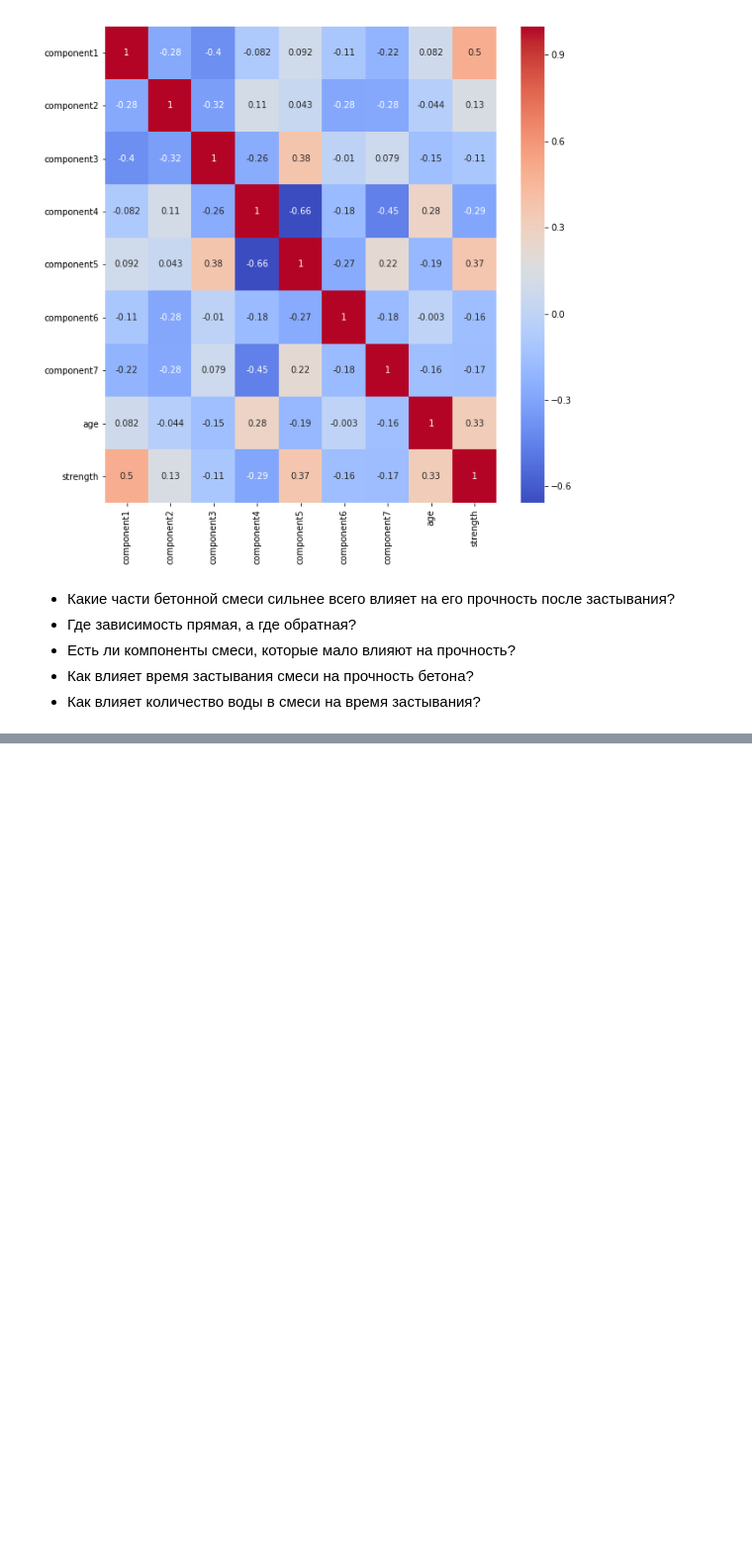
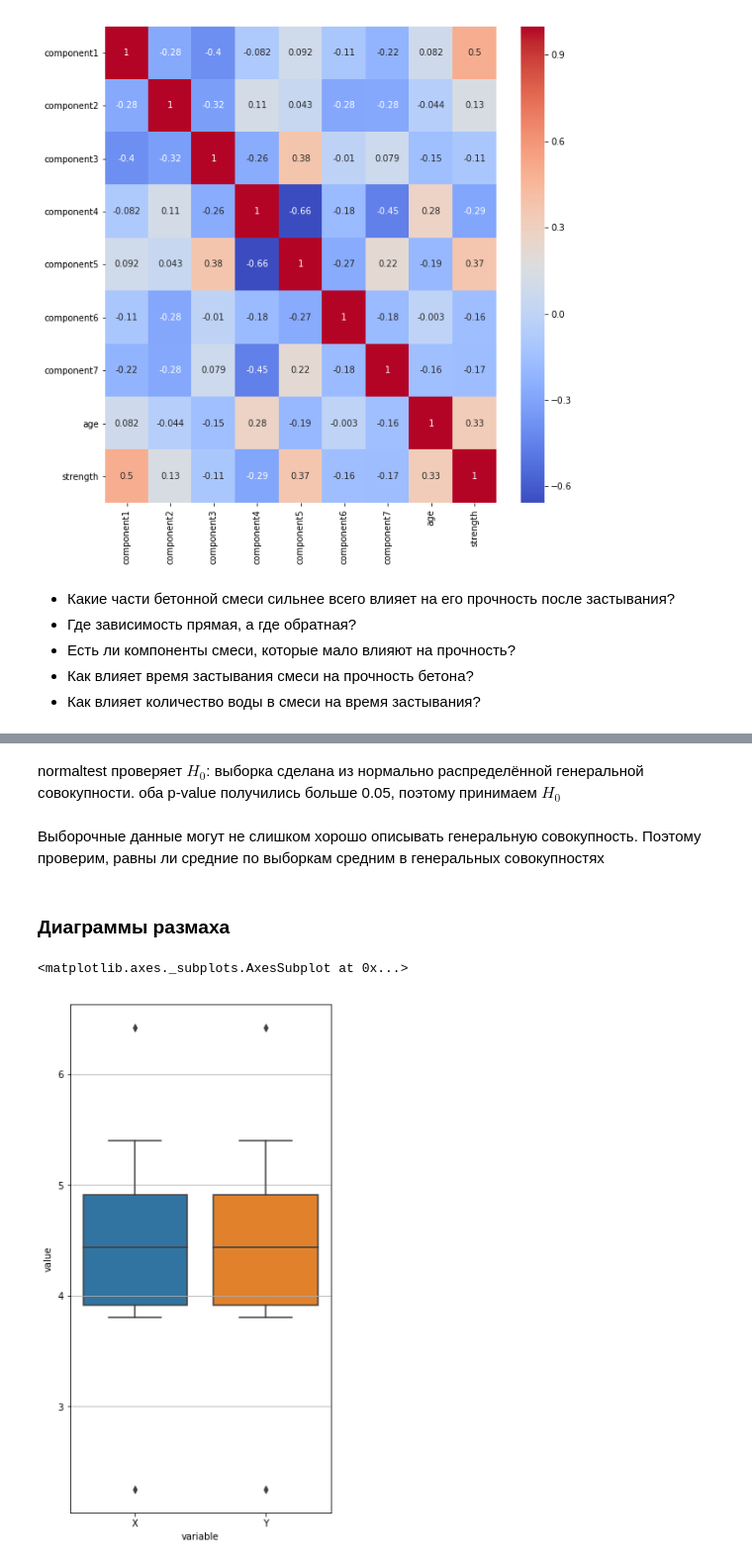
Before and after one commit to VetrovSV/AppMathST, a Jupyter notebook: examples/correlation/correlation.ipynb, the cells around one changed output, grey strips where cells are left out. Shown at 99% size. Cells and saved outputs as stored; diff of their text form; code cells hidden in the pictures; blank space fills up the shorter version.

```diff
--- a/examples/correlation/correlation.ipynb
+++ b/examples/correlation/correlation.ipynb
@@ -392,0 +405,7 @@ seaborn.heatmap( data2.corr(), cmap='coolwarm', annot = True )
+# %%
+# рассмотрим две зависимые выборки
+X = [4.61, 6.42, 5.40, 4.54, 3.98, 3.82, 5.01, 4.34, 3.80, 4.56, 5.35, 3.89, 2.25, 4.24]
+Y = [3.84, 5.57, 5.85, 4.80, 3.68, 2.96, 4.41, 3.72, 3.49, 3.84, 5.26, 3.73, 1.84, 4.14]
+
+# видно, что значения попарно различаются
+# но насколько статистически значимо это различие?
@@ -392,0 +423,3 @@ seaborn.heatmap( data2.corr(), cmap='coolwarm', annot = True )
+# %% [markdown]
+normaltest проверяет $H_0$: выборка сделана из нормально распределённой генеральной совокупности.
+оба p-value получились больше 0.05, поэтому принимаем $H_0$
@@ -392,0 +429,3 @@ seaborn.heatmap( data2.corr(), cmap='coolwarm', annot = True )
+# %% [markdown]
+Выборочные данные могут не слишком хорошо описывать генеральную совокупность.
+Поэтому проверим, равны ли средние по выборкам средним в генеральных совокупностях
@@ -392,0 +435,10 @@ seaborn.heatmap( data2.corr(), cmap='coolwarm', annot = True )
+# %% [markdown]
+### Диаграммы размаха
+# %%
+figure( figsize=(5,10) )
+data = pd.DataFrame({'X':X, 'Y':X})
+grid()
+seaborn.boxplot(x="variable", y="value", data=pd.melt(data))
+# %% [output]
+<matplotlib.axes._subplots.AxesSubplot at 0x...>
+[figure, added]
```
Also changed, not shown: parts of 20 cells of this notebook, 2 other files.
